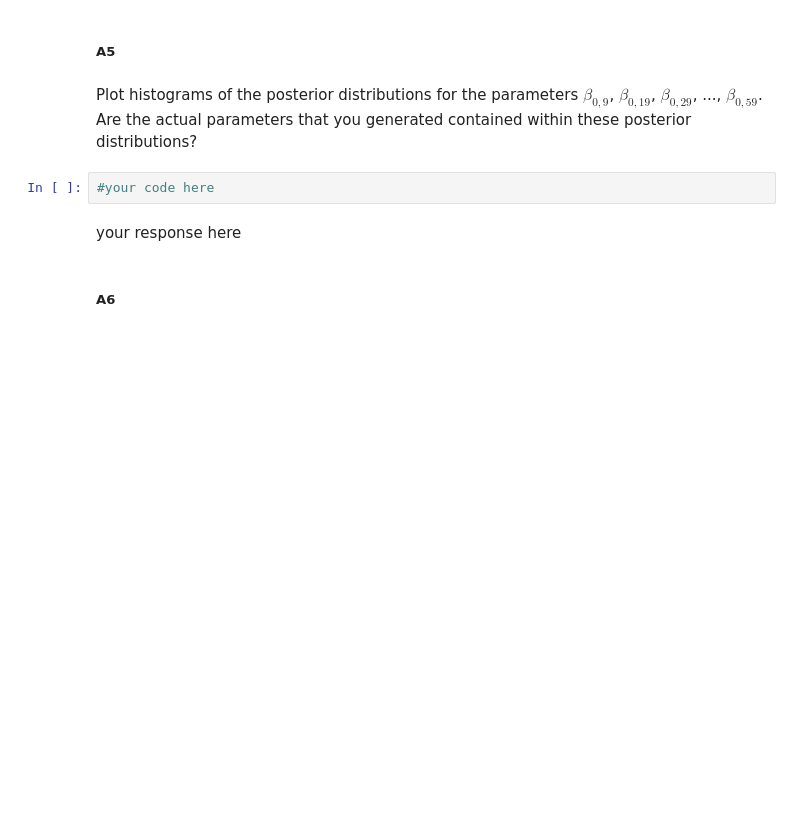
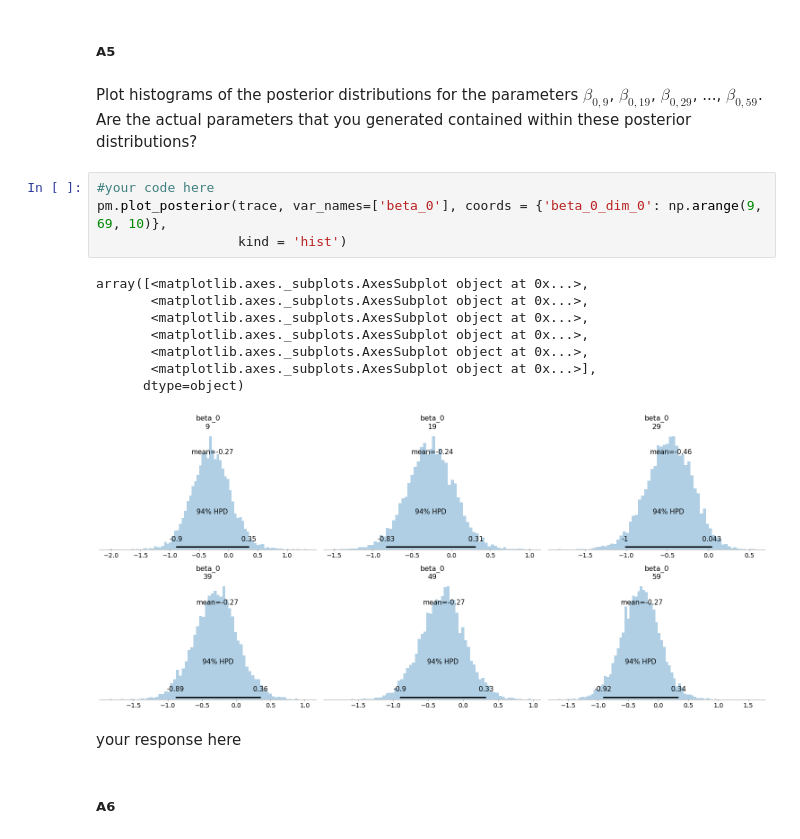
Before and after one commit to Ruby122/2020-CS109B, a Jupyter notebook: content/homeworks/hw03/cs109b_hw3.ipynb, the cells around one changed output. Cells and saved outputs as stored; diff of their text form; blank space fills up the shorter version.

```diff
--- a/content/homeworks/hw03/cs109b_hw3.ipynb
+++ b/content/homeworks/hw03/cs109b_hw3.ipynb
@@ -113,8 +218,19 @@ your response here
 ##### **A5**
 # %% [markdown]
 Plot histograms of the posterior distributions for the parameters $\beta_{0,9}$, $\beta_{0,19}$, $\beta_{0,29}$, ..., $\beta_{0,59}$. Are the actual parameters that you generated contained within these posterior distributions?
-# %%
-#your code here
+# %%
+#your code here
+pm.plot_posterior(trace, var_names=['beta_0'], coords = {'beta_0_dim_0': np.arange(9, 69, 10)},
+                  kind = 'hist')
+# %% [output]
+array([<matplotlib.axes._subplots.AxesSubplot object at 0x...>,
+       <matplotlib.axes._subplots.AxesSubplot object at 0x...>,
+       <matplotlib.axes._subplots.AxesSubplot object at 0x...>,
+       <matplotlib.axes._subplots.AxesSubplot object at 0x...>,
+       <matplotlib.axes._subplots.AxesSubplot object at 0x...>,
+       <matplotlib.axes._subplots.AxesSubplot object at 0x...>],
+      dtype=object)
+[figure, added]
 # %% [markdown]
 your response here
 # %% [markdown]
```
Also changed, not shown: parts of 26 cells of this notebook, 7 other files.
